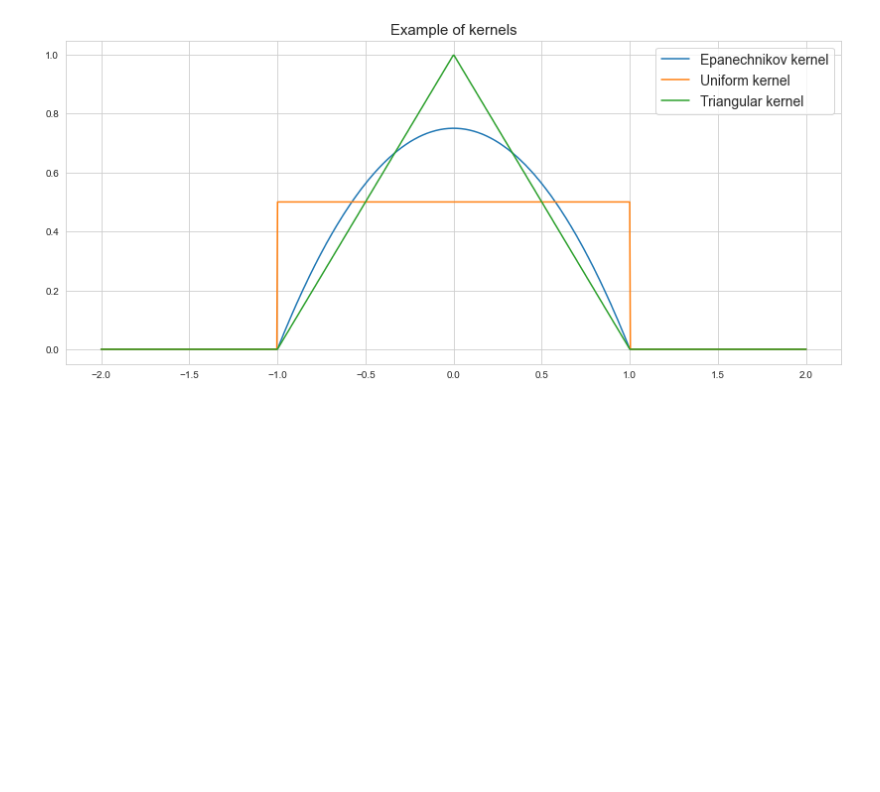
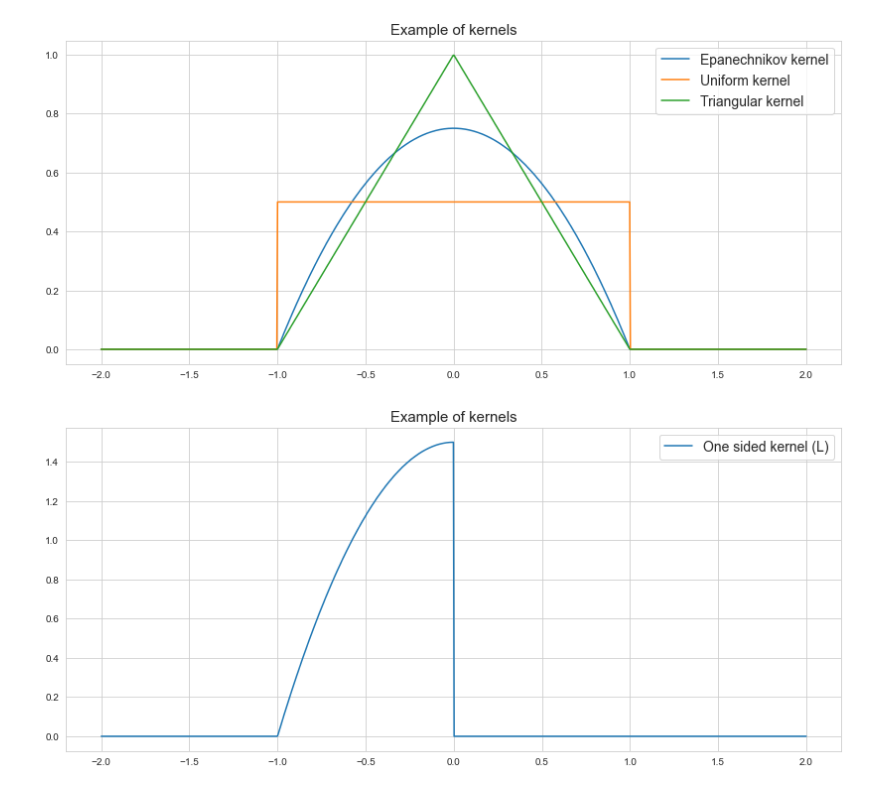
Before and after one commit to Tristan-C-13/modelling-non-stationary-time-series, a Jupyter notebook: random tests/kernels.ipynb, the cells around one changed output. Cells and saved outputs as stored; diff of their text form; code cells hidden in the pictures; blank space fills up the shorter version.

Commit message:
- added possibility to reflect time series (unused) - added one-sided kernels - trading.py

```diff
--- a/random tests/kernels.ipynb
+++ b/random tests/kernels.ipynb
@@ -8,7 +8,15 @@ sns.set_style("whitegrid")
 class Kernel:
 
     def __init__(self, kernel_str) -> None:
-        assert kernel_str in ["gaussian", "uniform", "epanechnikov", "quadratic", "triangular"]
+        assert kernel_str in [
+            "gaussian",
+            "uniform",
+            "epanechnikov",
+            "quadratic",
+            "triangular",
+            "one-sided epanechnikov (R)",
+            "one-sided epanechnikov (L)"
+            ]
         self.kernel_str = kernel_str
 
     def __call__(self, x):
@@ -22,6 +30,10 @@ class Kernel:
             return 15 / 16 * (1 - x ** 2) ** 2 * (np.abs(x) <= 1)
         elif self.kernel_str == "triangular":
             return (1 - np.abs(x)) * (np.abs(x) <= 1)
+        elif self.kernel_str == "one-sided epanechnikov (R)":
+            return (1 - x ** 2) * 3 / 2 * (x > 0) * (x < 1)
+        elif self.kernel_str == "one-sided epanechnikov (L)":
+            return (1 - x ** 2) * 3 / 2 * (x > -1) * (x < 0)
 # %%
 x = np.linspace(-2, 2, 1000)
 
@@ -36,3 +48,14 @@ ax.set_title("Example of kernels", fontsize=15);
 # plt.savefig("kernels.pdf", bbox_inches="tight")
 # %% [output]
 [figure]
+# %%
+x = np.linspace(-2, 2, 1000)
+
+fig, ax = plt.subplots(figsize=(14, 6))
+# sns.lineplot(x=x, y=Kernel("one-sided epanechnikov (R)")(x), label="One sided kernel (R)")
+sns.lineplot(x=x, y=Kernel("one-sided epanechnikov (L)")(x), label="One sided kernel (L)")
+
+ax.legend(fontsize=14)
+ax.set_title("Example of kernels", fontsize=15);
+# %% [output]
+[figure, added]
```
Also changed, not shown: 5 other files.
